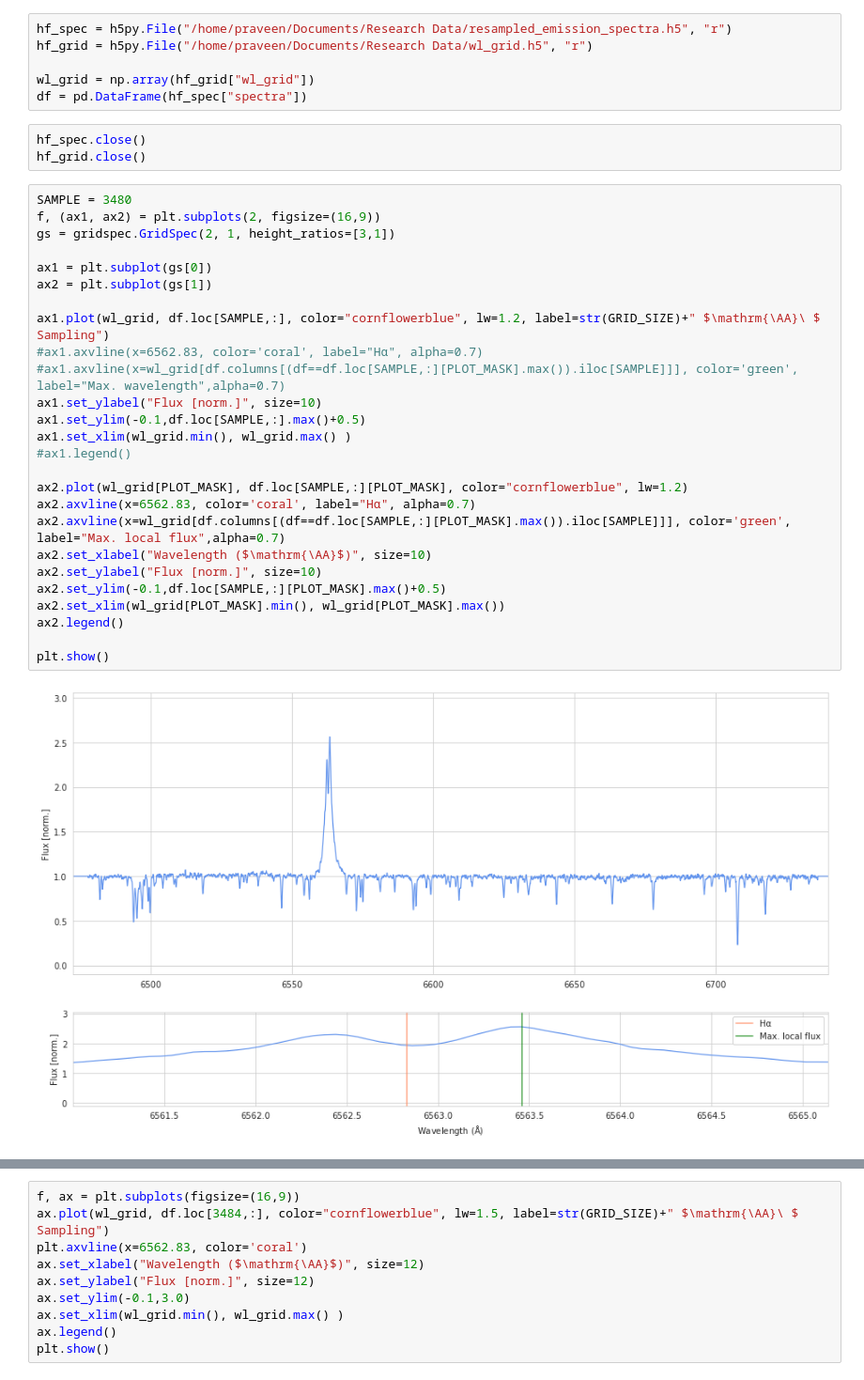
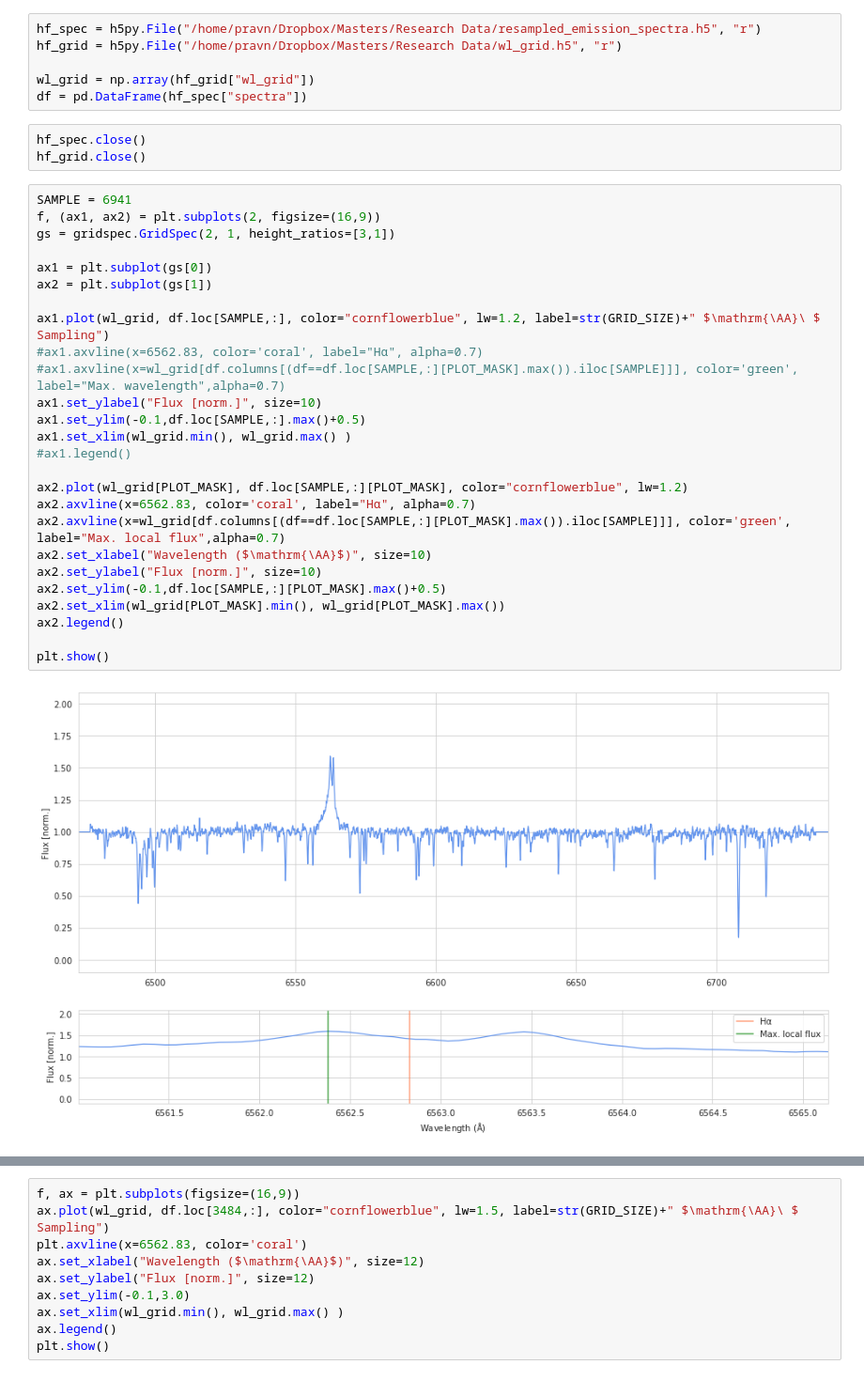
Before and after one commit to PravNJ/PCT-stars-GALAH, a Jupyter notebook: visualise-spectra.ipynb, the cells around one changed output, grey strips where cells are left out. Shown at 94% size. Drawn from its saved outputs; the diff is of its cells as text.

```diff
--- a/visualise-spectra.ipynb
+++ b/visualise-spectra.ipynb
@@ -13,8 +13,8 @@ LOWER_LAMBDA = 6472.5
 UPPER_LAMBDA = 6740
 PLOT_MASK = range(1475,1545)
 # %%
-hf_spec = h5py.File("/home/praveen/Documents/Research Data/resampled_emission_spectra.h5", "r")
-hf_grid = h5py.File("/home/praveen/Documents/Research Data/wl_grid.h5", "r")
+hf_spec = h5py.File("/home/pravn/Dropbox/Masters/Research Data/resampled_emission_spectra.h5", "r")
+hf_grid = h5py.File("/home/pravn/Dropbox/Masters/Research Data/wl_grid.h5", "r")
 
 wl_grid = np.array(hf_grid["wl_grid"])
 df = pd.DataFrame(hf_spec["spectra"])
@@ -22,33 +22,33 @@ df = pd.DataFrame(hf_spec["spectra"])
 hf_spec.close()
 hf_grid.close()
 # %%
-SAMPLE = 3480
+SAMPLE = 6941
 f, (ax1, ax2) = plt.subplots(2, figsize=(16,9))
 gs = gridspec.GridSpec(2, 1, height_ratios=[3,1])
 
 ax1 = plt.subplot(gs[0])
 ax2 = plt.subplot(gs[1])
 
 ax1.plot(wl_grid, df.loc[SAMPLE,:], color="cornflowerblue", lw=1.2, label=str(GRID_SIZE)+" $\mathrm{\AA}\ $ Sampling")
 #ax1.axvline(x=6562.83, color='coral', label="Hα", alpha=0.7)
 #ax1.axvline(x=wl_grid[df.columns[(df==df.loc[SAMPLE,:][PLOT_MASK].max()).iloc[SAMPLE]]], color='green', label="Max. wavelength",alpha=0.7)
 ax1.set_ylabel("Flux [norm.]", size=10)
 ax1.set_ylim(-0.1,df.loc[SAMPLE,:].max()+0.5)
 ax1.set_xlim(wl_grid.min(), wl_grid.max() )
 #ax1.legend()
 
 ax2.plot(wl_grid[PLOT_MASK], df.loc[SAMPLE,:][PLOT_MASK], color="cornflowerblue", lw=1.2)
 ax2.axvline(x=6562.83, color='coral', label="Hα", alpha=0.7)
 ax2.axvline(x=wl_grid[df.columns[(df==df.loc[SAMPLE,:][PLOT_MASK].max()).iloc[SAMPLE]]], color='green', label="Max. local flux",alpha=0.7)
 ax2.set_xlabel("Wavelength ($\mathrm{\AA}$)", size=10)
 ax2.set_ylabel("Flux [norm.]", size=10)
 ax2.set_ylim(-0.1,df.loc[SAMPLE,:][PLOT_MASK].max()+0.5)
 ax2.set_xlim(wl_grid[PLOT_MASK].min(), wl_grid[PLOT_MASK].max())
 ax2.legend()
 
 plt.show()
 # %% [output]
-[figure, old version]
+[figure, new version]
 # %%
 df.columns[(df==df.loc[SAMPLE,:][PLOT_MASK].max()).iloc[SAMPLE]]
 # %% [output]
```
Also changed, not shown: parts of 2 cells of this notebook, 1 other file.
